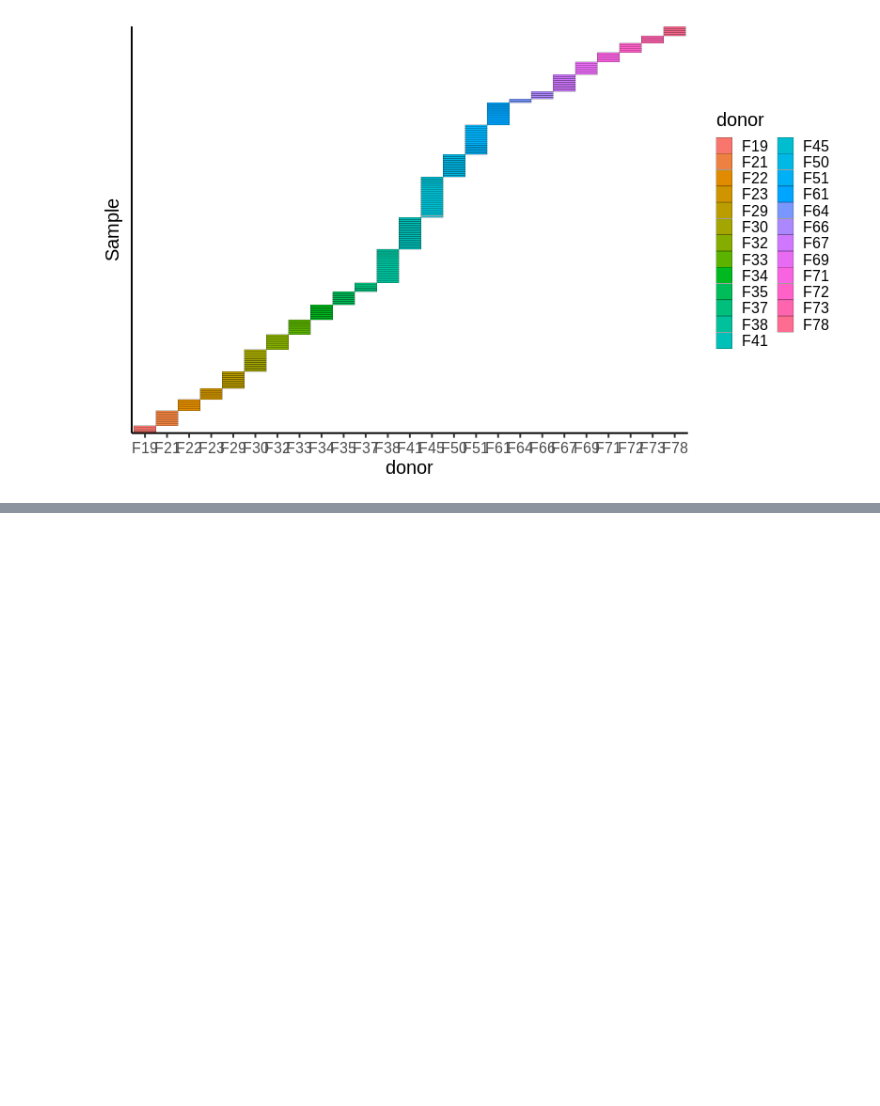
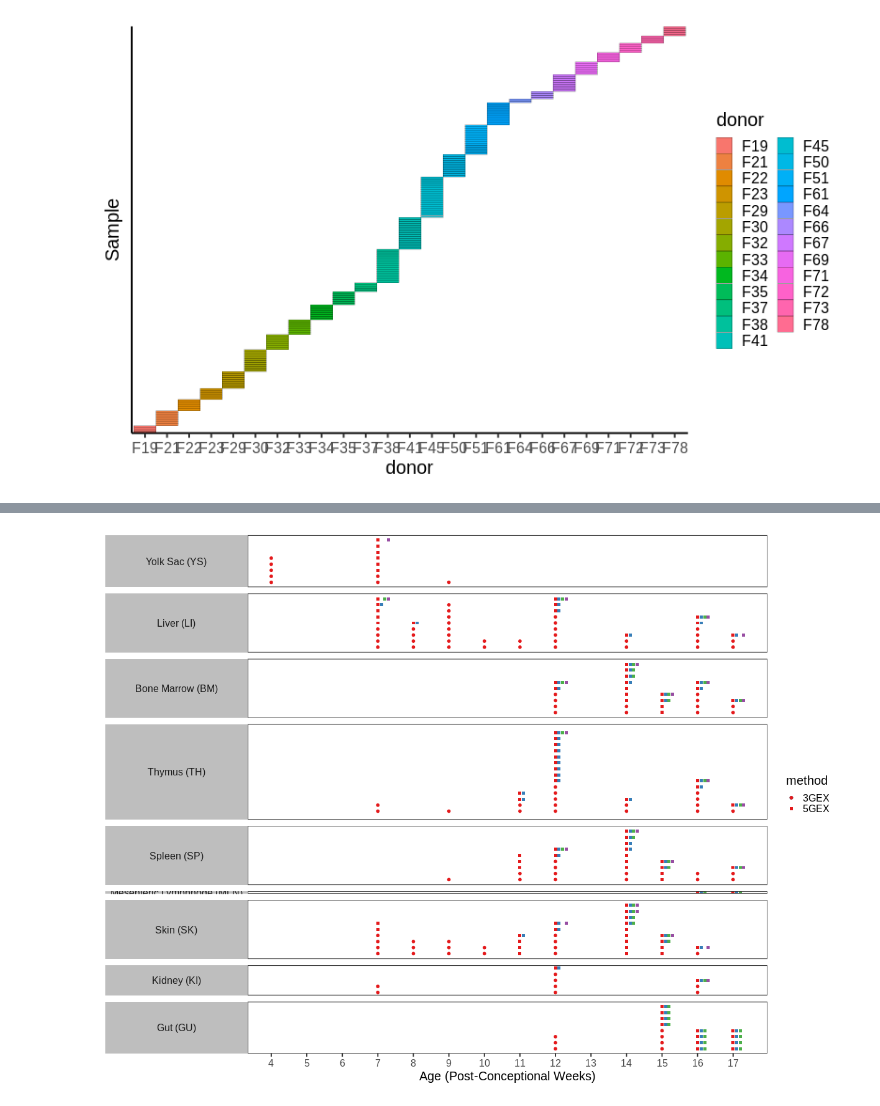
Before and after one commit to Teichlab/Pan_fetal_immune, a Jupyter notebook: src/1_PFI_merging/20210428_datasetPlots.ipynb, the cells around one changed output, grey strips where cells are left out. Drawn from its saved outputs; the diff is of its cells as text; code cells hidden in the pictures; blank space fills up the shorter version.

```diff
--- a/src/1_PFI_merging/20210428_datasetPlots.ipynb
+++ b/src/1_PFI_merging/20210428_datasetPlots.ipynb
@@ -316,0 +319,5 @@ theme(axis.text.y=element_blank(), axis.ticks.y=element_blank())
+# %%
+## Load metadata on immune receptor data
+abTCR_meta = pd.read_csv("/home/jovyan/mount/gdrive/Pan_fetal/meta_share/TCR_metadata_updated_20052021.csv", index_col=0)
+gdTCR_meta = pd.read_csv("/home/jovyan/mount/gdrive/Pan_fetal/meta_share/gdTCR_metadata_02082021.csv", index_col=0)
+BCR_meta = pd.read_csv("/home/jovyan/mount/gdrive/Pan_fetal/meta_share/BCR_metadata_updated_20052021.csv", index_col=0)
@@ -316,0 +345,13 @@ theme(axis.text.y=element_blank(), axis.ticks.y=element_blank())
+# %%
+has_abTCR = abTCR_meta["GEX_id"]
+has_gdTCR = gdTCR_meta["GEX file"]
+has_BCR = BCR_meta["GEX file"]
+
+new_obs["has_abTCR"] = new_obs["Sample.lanes"].isin(has_abTCR)
+new_obs["has_gdTCR"] = new_obs["Sample.lanes"].isin(has_gdTCR)
+new_obs["has_BCR"] = new_obs["Sample.lanes"].isin(has_BCR)
+# %%
+sample_cols = ["donor", "organ", 'has_abTCR', 'age', "method", "has_gdTCR", "has_BCR", "Sample.lanes"]
+sample_obs = new_obs[sample_cols +['index']].groupby(sample_cols).count().reset_index()
+sample_obs.columns = sample_cols + ['n_cells']
+sample_obs
@@ -316,0 +375,61 @@ theme(axis.text.y=element_blank(), axis.ticks.y=element_blank())
+# %%
+%%R -i sample_obs -w 1200 -h 900
+tech_colors <- RColorBrewer::brewer.pal(4, "Set1")
+
+organ_labeller <- c(
+    YS="Yolk Sac (YS)",
+    LI="Liver (LI)",
+    BM="Bone Marrow (BM)",
+    TH="Thymus (TH)",
+    SP="Spleen (SP)",
+    MLN="Mesenteric Lymphnode (MLN)",
+    SK="Skin (SK)",
+    KI="Kidney (KI)",
+    GU="Gut (GU)"
+)
+
+pl <- sample_obs %>%
+    arrange(age, donor, organ) %>%
+    mutate(donor = factor(donor, levels=unique(donor))) %>%
+    mutate(Sample = factor(Sample.lanes, levels=unique(Sample.lanes))) %>%
+    # mutate(organ = factor(organ, levels=unique(organ))) %>%
+#     group_by(organ, age, donor) %>%
+#     summarise(n_samples=n(), n_cells=sum(n_cells)) %>%
+    group_by(Sample.lanes) %>%
+    mutate(n_techs = sum(has_abTCR, has_BCR, has_gdTCR)) %>%
+    ungroup() %>%
+    group_by(organ, age) %>%
+    arrange(n_techs) %>%
+    mutate(rank_donor=row_number()) %>%
+    mutate(organ=organ_labeller[organ]) %>%
+    mutate(organ=factor(organ, levels=organ_labeller)) %>%
+    ggplot(aes(age, rank_donor, shape=method)) +
+    geom_point(data=. %>% filter(has_abTCR), aes(age + 0.1), size=2, color=tech_colors[2]) +
+    geom_point(data=. %>% filter(has_BCR), aes(age + 0.2), size=2, color=tech_colors[3]) +
+    geom_point(data=. %>% filter(has_gdTCR), aes(age + 0.3), size=2, color=tech_colors[4]) +
+    geom_point(color=tech_colors[1], size=2) +
+    scale_y_continuous(expand=c(0.1,0.1)) +
+    scale_x_continuous(breaks=seq(4,18)) +
+    scale_shape_manual(values=c('5GEX'=15, '3GEX'=19)) +
+    xlab("Age (Post-Conceptional Weeks)") +
+    theme_bw(base_size=20) +
+    facet_grid(organ~., scales="free", space="free", switch="both") +
+    scale_size(range=c(5,10), name="# cells") +
+    theme(
+        strip.text.y.left = element_text(angle=0),
+        strip.background = element_rect(fill="grey", color=NA),
+        axis.line.y=element_blank(),
+        axis.text.y=element_blank(), axis.ticks.y=element_blank(), axis.title.y=element_blank(),
+        panel.grid=element_blank()
+    )
+
+
+
+pl +
+ggsave("~/mount/gdrive/Pan_fetal/Updates_and_presentations/figures/dataset_meta/ageVSorgan_tech_plot.pdf", width=16, height=11) +
+ggsave("~/mount/gdrive/Pan_fetal/Updates_and_presentations/figures/dataset_meta/ageVSorgan_tech_plot.png", width=16, height=11)
+
+
+pl
+# %% [output]
+[figure, added]
```
Also changed, not shown: parts of 6 cells of this notebook, 11 other files.
